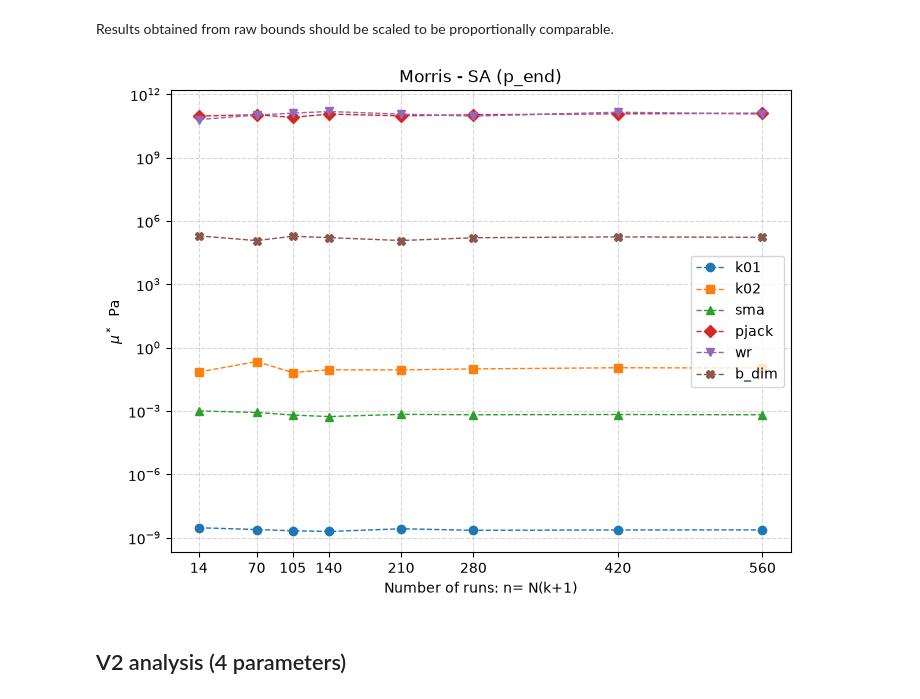
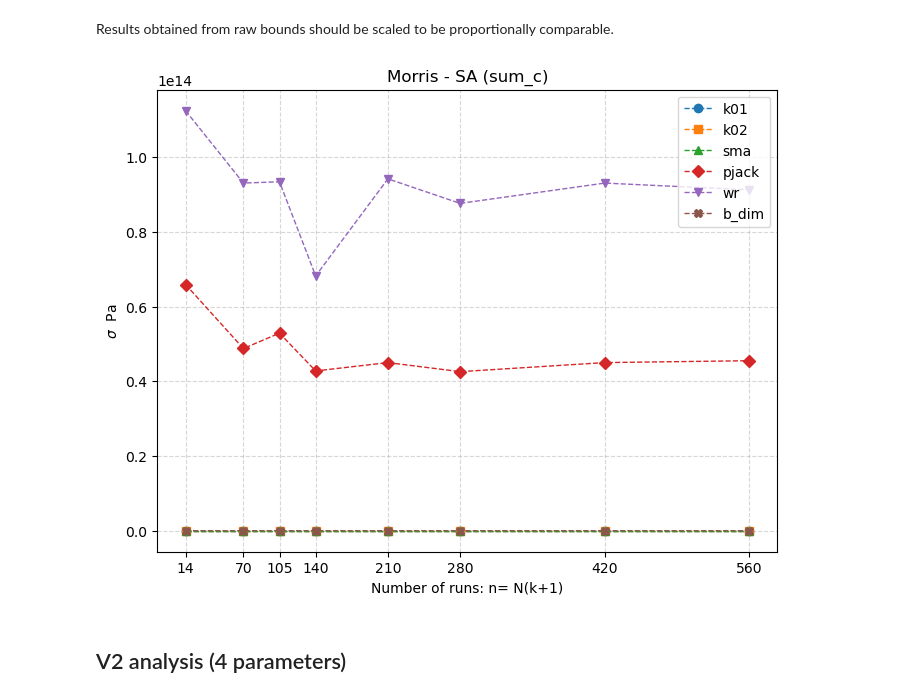
Before and after one commit to Leo-kp/Line_source_SA, a Jupyter notebook: Sensitivity_Analysis_postp.ipynb, the cells around one changed output. Saved outputs shown, nothing was run; the diff lists cells and outputs as text; code cells hidden in the pictures.

```diff
--- a/Sensitivity_Analysis_postp.ipynb
+++ b/Sensitivity_Analysis_postp.ipynb
@@ -139,33 +139,33 @@ for version in version_list:
 
 results_scaled= rescaling_morris(metrics,results,sbounds)
 # %%
-phase = 'p_end'  #sum_c, peak,p_end (1,2,3)
-morrisp='mu_star' #mu_star, sigma, mu_star_conf,mu (1,2,3,_)
+phase = 'sum_c'  #sum_c, peak,p_end (1,2,3)
+morrisp='sigma' #mu_star, sigma, mu_star_conf,mu (1,2,3,_)
 N_list=n_r #[2,10,15,20,30,40,60,80]
 size=(8,6)
 grid=True
 
 fig=graph_morris_a(results_scaled,N_list, phase,morrisp,grid,size)
-ax = fig.axes[0]
-ax.set_yscale('log')
+# ax = fig.axes[0]
+# ax.set_yscale('log')
 
 namecomb1={'sum_c':1,
            'peak':2,
            'p_end':3,
            }
 namecomb2={'mu_star':1,
            'sigma':2,
            'mu_star_conf':3}
 
 # fig.savefig(fname=cwd/"graphs"/f'Morris_SA_BH10_40_6_{namecomb1[phase]}s{namecomb2[morrisp]}.pdf',  #save to potential untracked folder
 #             format="pdf",
 #             bbox_inches='tight',
 #             pad_inches=0.05
 #             )
 
 fig
 # %% [output]
-[figure, old version]
+[figure, new version]
 # %% [markdown]
 ## V2 analysis (4 parameters)
 # %%
```
Also changed, not shown: parts of 1 cell of this notebook, 27 other files.
